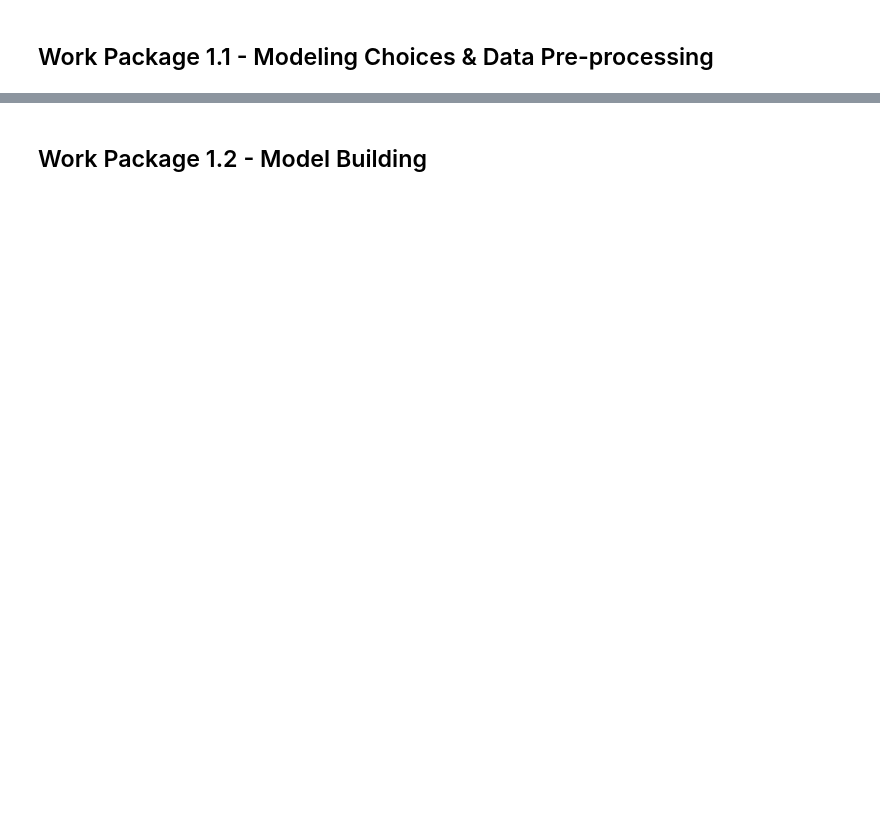
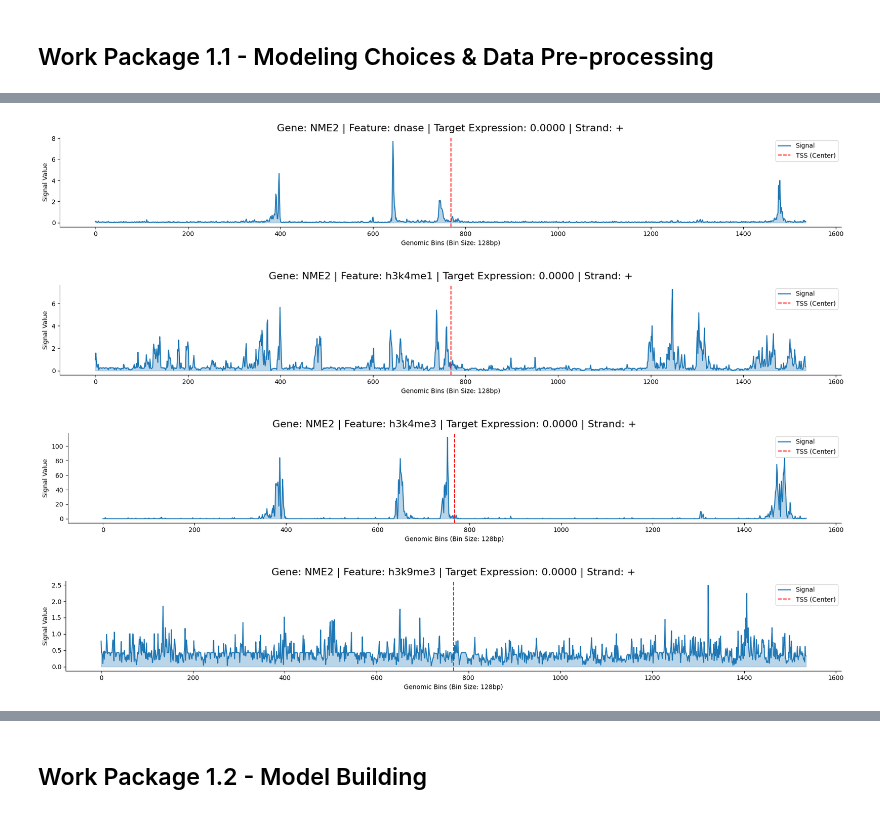
Before and after one commit to DavidTokar12/Gene-Expression-Prediction, a Jupyter notebook: src/gene_expression_prediction/main.ipynb, the cells around one changed output, grey strips where cells are left out. Drawn from its saved outputs; the diff is of its cells as text; code cells hidden in the pictures; blank space fills up the shorter version.

```diff
--- a/src/gene_expression_prediction/main.ipynb
+++ b/src/gene_expression_prediction/main.ipynb
@@ -123,0 +515,80 @@ Info: 2 genes were padded with zeros due to proximity to chromosome ends.
+# %%
+class FeatureNames(Enum):
+    """Histone marks and chromatin accessibility features."""
+
+    DNASE = "dnase"
+    H3K4ME1 = "h3k4me1"
+    H3K4ME3 = "h3k4me3"
+    H3K9ME3 = "h3k9me3"
+    H3K27AC = "h3k27ac"
+    H3K27ME3 = "h3k27me3"
+    H3K36ME3 = "h3k36me3"
+
+def plot_single_feature_track(
+    gene_data: SingleGeneData,
+    feature_to_plot: str,
+    bin_size: int = 128,
+    figsize: tuple = (18, 3)
+):
+    """
+    Plots a single feature track for a single gene.
+
+    Args:
+        gene_data: A SingleGeneData dictionary.
+        feature_to_plot: The name of the single feature to plot (e.g., "h3k27ac").
+        all_feature_names: The complete list of feature names in the
+                           order they appear in the tensor.
+        bin_size: The size of each genomic bin (e.g., 128) for labeling.
+        figsize: The (width, height) of the matplotlib figure.
+    """
+
+    feature_name_list = [feature.value for feature in FeatureNames]
+    feature_index = feature_name_list.index(feature_to_plot)
+
+    signal_tensor = gene_data["sequence_tensor_slice"]
+
+    signal_1d = signal_tensor[:, feature_index]
+
+    n_bins = len(signal_1d)
+    gene_name = gene_data["gene_info"]["gene_name"]
+    target_val = gene_data["target"]
+    strand = gene_data["gene_info"]["strand"]
+
+    fig, ax = plt.subplots(figsize=figsize)
+
+    ax.plot(signal_1d, color='C0', label="Signal")
+    ax.fill_between(range(n_bins), signal_1d, color='C0', alpha=0.3)
+
+    tss_bin_index = n_bins // 2
+    ax.axvline(
+        x=tss_bin_index,
+        color='red',
+        linestyle='--',
+        linewidth=1.5,
+        label="TSS (Center)"
+    )
+
+    ax.set_xlabel(f"Genomic Bins (Bin Size: {bin_size}bp)")
+    ax.set_ylabel("Signal Value")
+    ax.legend()
+    ax.spines[['top', 'right']].set_visible(False)
+
+    title = f"Gene: {gene_name} | Feature: {feature_to_plot}"
+    title += f" | Target Expression: {target_val:.4f}"
+    title += f" | Strand: {strand}"
+    ax.set_title(title, fontsize=16, pad=10)
+
+    plt.tight_layout()
+    plt.show()
+
+for feature in FeatureNames:
+  plot_single_feature_track(
+    gene_data=cell_line_x1.get_gene_data_by_index(6),
+    feature_to_plot=feature.value,
+    bin_size=cell_line_x1.bin_size
+  )
+# %% [output]
+[figure, added]
+[figure, added]
+[figure, added]
+[figure, added]
```
Also changed, not shown: parts of 17 cells of this notebook.
